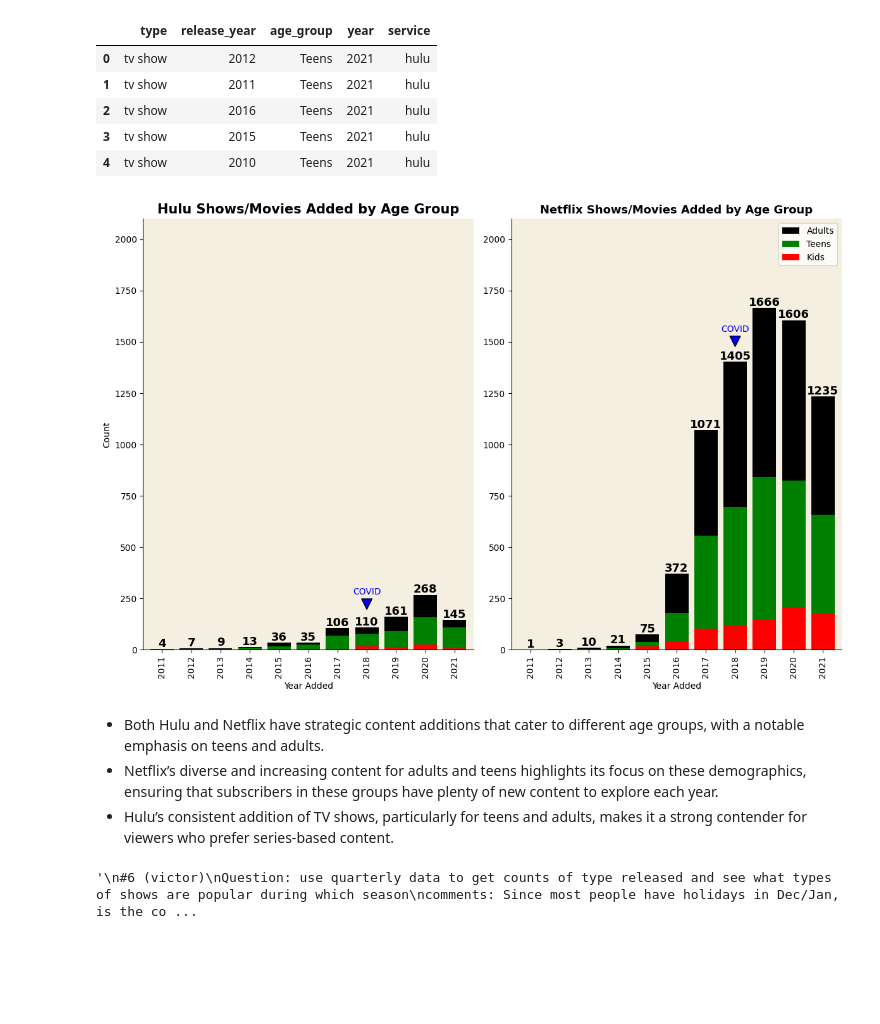
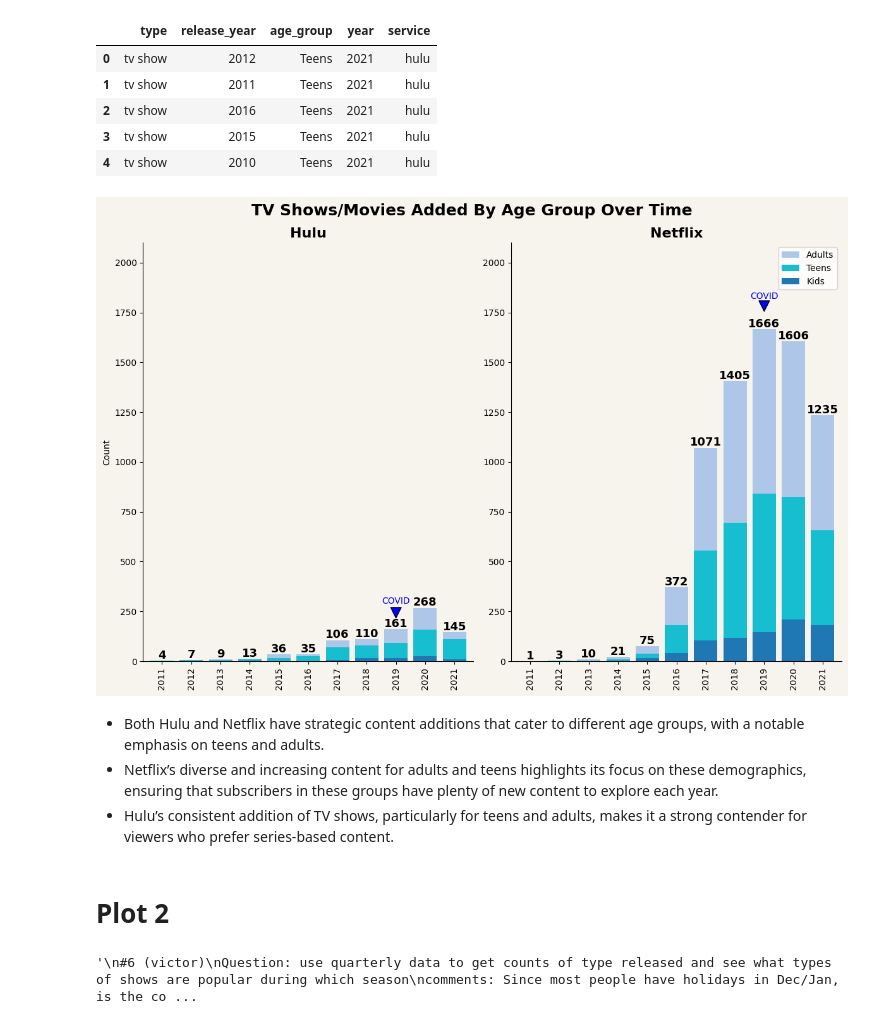
Before and after one commit to RickyMiura/Netflix-Hulu-EDA, a Jupyter notebook: victor_visuals.ipynb, the cells around one changed output. Saved outputs shown, nothing was run; the diff lists cells and outputs as text; code cells hidden in the pictures; blank space fills up the shorter version.

```diff
--- a/victor_visuals.ipynb
+++ b/victor_visuals.ipynb
@@ -170,10 +174,15 @@ piv_netflix = piv_netflix[desired_order]
 # Plotting
 fig, (ax1, ax2) = plt.subplots(1, 2, figsize=(12, 8))
 
+'#1ce783'
+# hulu
+
+'#E50914'
+# netflix
+
 # Plot 1: Hulu
-ax1 = piv_hulu.plot.bar(stacked=True, ax=ax1, color=['red', 'green', 'black'], width=0.8)
-ax1.set_title('Hulu Shows/Movies Added by Age Group', fontsize = 15, weight = 'bold')
-ax1.set_xlabel('Year Added')
+ax1 = piv_hulu.plot.bar(stacked=True, ax=ax1, color=['#1F77B4', '#17BECF', '#AEC7E8'], width=0.8)
+ax1.set_xlabel('')
 ax1.set_ylabel('Count')
 ax1.set_ylim(0, 2100)  # Set the y-axis limit
 ax1.spines['top'].set_visible(False)
@@ -185,47 +194,61 @@ for x, y in enumerate(piv_hulu.sum(axis=1)):
     ax1.annotate(y, (x, y + 10), ha='center', fontsize=13, color='black', weight='bold')
 
 # Plot 2: Netflix
-ax2 = piv_netflix.plot.bar(stacked=True, ax=ax2, color=['red', 'green', 'black'], width=0.8)
-ax2.set_title('Netflix Shows/Movies Added by Age Group', fontsize = 13, weight = 'bold')
-ax2.set_xlabel('Year Added')
+ax2 = piv_netflix.plot.bar(stacked=True, ax=ax2, color=['#1F77B4', '#17BECF', '#AEC7E8'], width=0.8)
+ax2.set_xlabel('')
 ax2.set_ylabel('')
 ax2.set_ylim(0, 2100)  # Set the y-axis limit
 ax2.spines['top'].set_visible(False)
 ax2.spines['right'].set_visible(False)
 ax2.set_facecolor('#f5efe1')
 
 # Manually sum and label the top of the bars for Netflix
 for x, y in enumerate(piv_netflix.sum(axis=1)):
     ax2.annotate(y, (x, y + 10), ha='center', fontsize=13, color='black', weight='bold')
 
 # Custom legend order and formatting
 for ax in [ax1, ax2]:
     handles, labels = ax.get_legend_handles_labels()
     order = [2, 1, 0]  # Adults, Teens, Kids
     ax.legend([handles[idx] for idx in order], [labels[idx] for idx in order])
 
 # Annotate 2018 as COVID year
-ax1.annotate('COVID', xy=(7, 190), xytext=(7, 270),
+ax1.annotate('COVID', xy=(8, 210), xytext=(8, 290),
              arrowprops=dict(facecolor='blue', shrink=0.1),
              fontsize=10, color='blue', ha='center')
 
 # Annotate 2018 as COVID year
-ax2.annotate('COVID', xy=(7, 1470), xytext=(7, 1550),
+ax2.annotate('COVID', xy=(8, 1750), xytext=(8, 1820),
              arrowprops=dict(facecolor='blue', shrink=0.1),
              fontsize=10, color='blue', ha='center')
+
+# titles
+fig.suptitle('TV Shows/Movies Added By Age Group Over Time', weight='bold', ha='center', size=18)
+ax1.set_title('Hulu', fontsize=16, weight='bold', ha = 'center')
+ax2.set_title('Netflix', fontsize=16, weight='bold', ha = 'center')
 
 
 # Remove legend in plot 0
 ax1.get_legend().remove()
 
+
+ax1.set_facecolor(color='#f7f4ed')
+ax2.set_facecolor(color='#f7f4ed')
+fig.patch.set_facecolor('#f7f4ed')
+plt.subplots_adjust(wspace=0.1, hspace=0.5)
+plt.subplots_adjust(top=0.85)
+plt.subplots_adjust(left=0.0555)
+
 plt.tight_layout()
 plt.show()
 # %% [output]
-[figure, old version]
+[figure, new version]
 # %% [markdown]
 * Both Hulu and Netflix have strategic content additions that cater to different age groups, with a notable emphasis on teens and adults.
 * Netflix’s diverse and increasing content for adults and teens highlights its focus on these demographics, ensuring that subscribers in these groups have plenty of new content to explore each year.
 * Hulu’s consistent addition of TV shows, particularly for teens and adults, makes it a strong contender for viewers who prefer series-based content.
+# %% [markdown]
+# Plot 2
 # %%
 '''
 #6 (victor)
```
Also changed, not shown: parts of 3 cells of this notebook.
